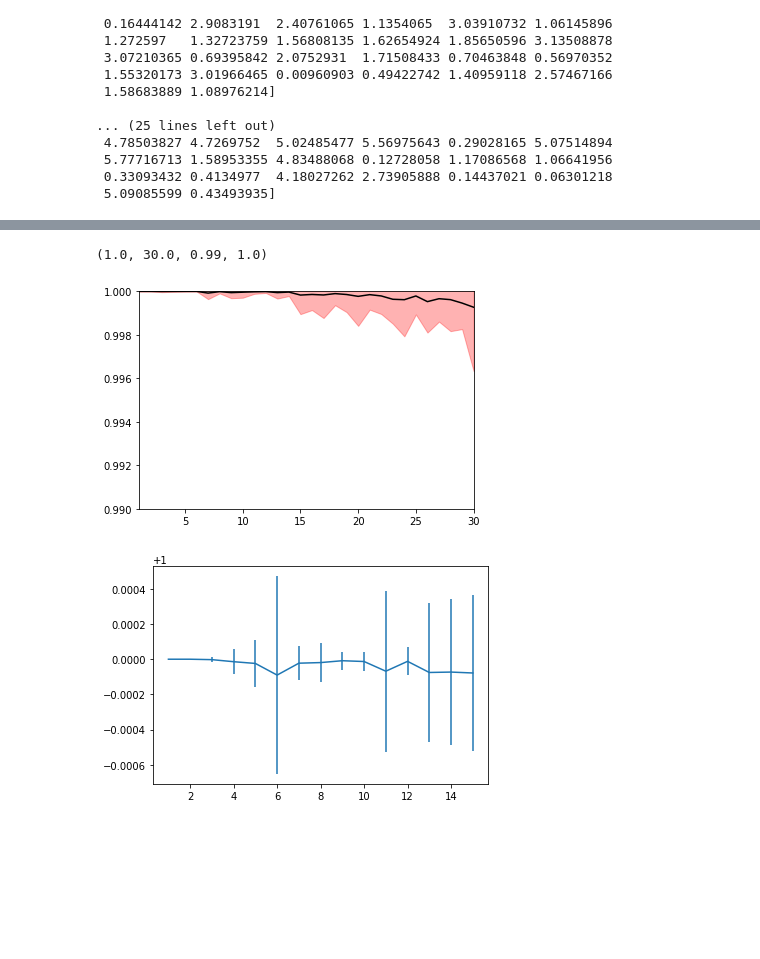
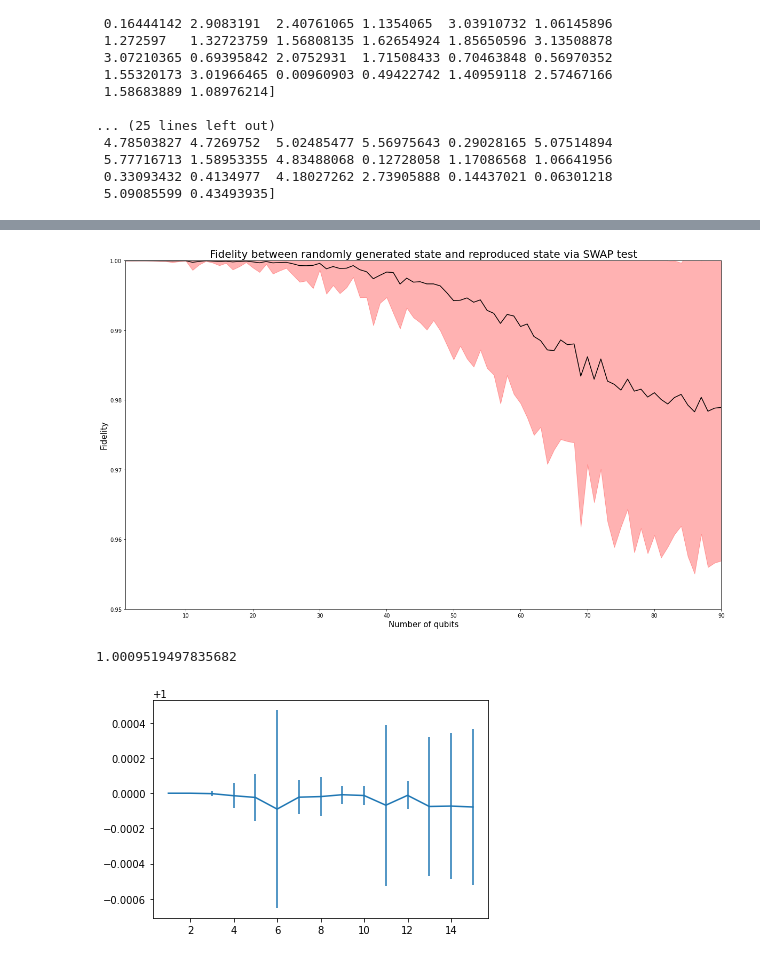
Before and after one commit to GyeonghunKim/qosf-screening-tasks, a Jupyter notebook: task 1.ipynb, the cells around one changed output, grey strips where cells are left out. Cells and saved outputs as stored; diff of their text form; code cells hidden in the pictures; blank space fills up the shorter version.

Commit message:
Add image of fidelities over number of qubits in the README.md

```diff
--- a/task 1.ipynb
+++ b/task 1.ipynb
@@ -457,15 +458,24 @@ for n in N_qubits:
 # %%
-fig = plt.figure()
+fig = plt.figure(figsize=(20, 12))
 ax = fig.subplots()
+ax.set_xlabel('Number of qubits', fontsize=15)
+ax.set_ylabel('Fidelity', fontsize=15)
+ax.set_title('Fidelity between randomly generated state and reproduced state via SWAP test', fontsize=20)
 
 # color = ax._get_lines.color_cycle.next()
 
-ax.plot(N_qubits, mean_fidelity, color = 'black') # , color=color)
-ax.fill_between(N_qubits, mean_fidelity + std_fidelity, mean_fidelity - std_fidelity, color='red', alpha=0.3)
-plt.axis([N_qubits[0],N_qubits[-1], 0.99, 1])
+max_idx = 90
+
+ax.plot(N_qubits[:max_idx], mean_fidelity[:max_idx], color = 'black') # , color=color)
+ax.fill_between(N_qubits[:max_idx], mean_fidelity[:max_idx] + std_fidelity[:max_idx], mean_fidelity[:max_idx] - std_fidelity[:max_idx], color='red', alpha=0.3)
+plt.axis([N_qubits[0], N_qubits[max_idx-1], 0.95, 1])
+fig.savefig('images/fidelities.png')
 # %% [output]
-(1.0, 30.0, 0.99, 1.0)
-[figure, old version]
+[figure, new version]
+# %%
+mean_fidelity[max_idx] + std_fidelity[max_idx]
+# %% [output]
+1.0009519497835682
 # %%
 plt.errorbar(N_qubits, mean_fidelity, yerr=std_fidelity, yr)
 plt.show()
```
Also changed, not shown: parts of 1 cell of this notebook, 2 other files.
